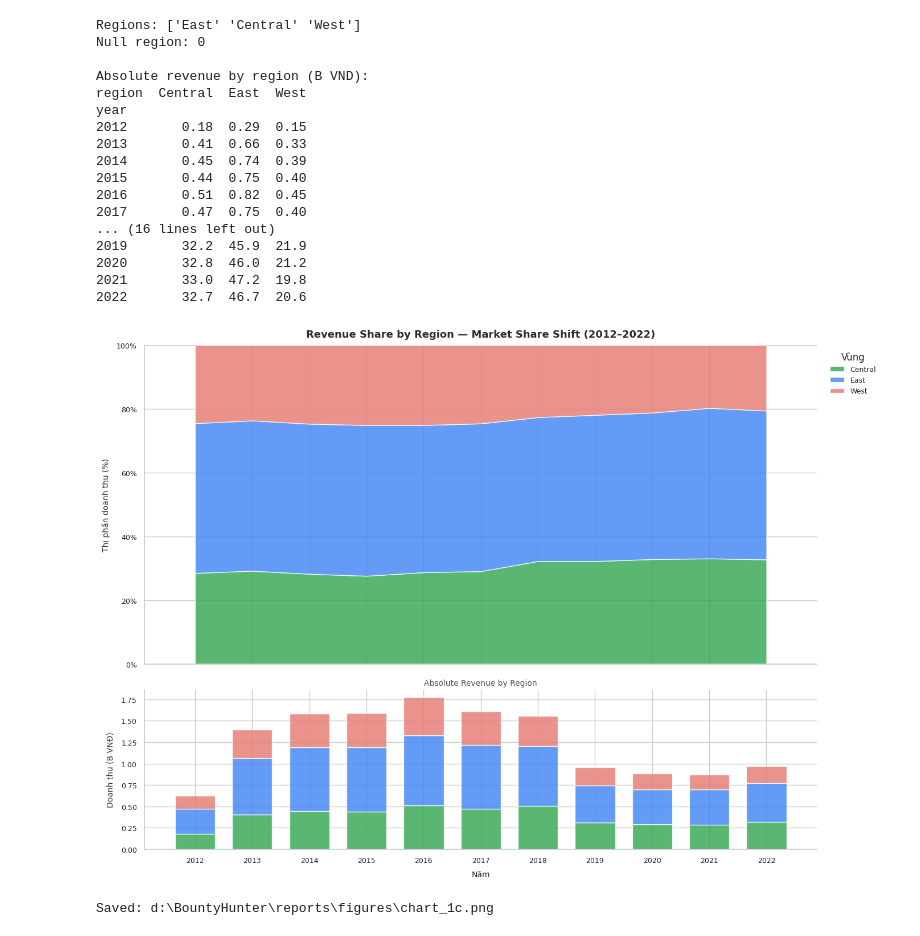
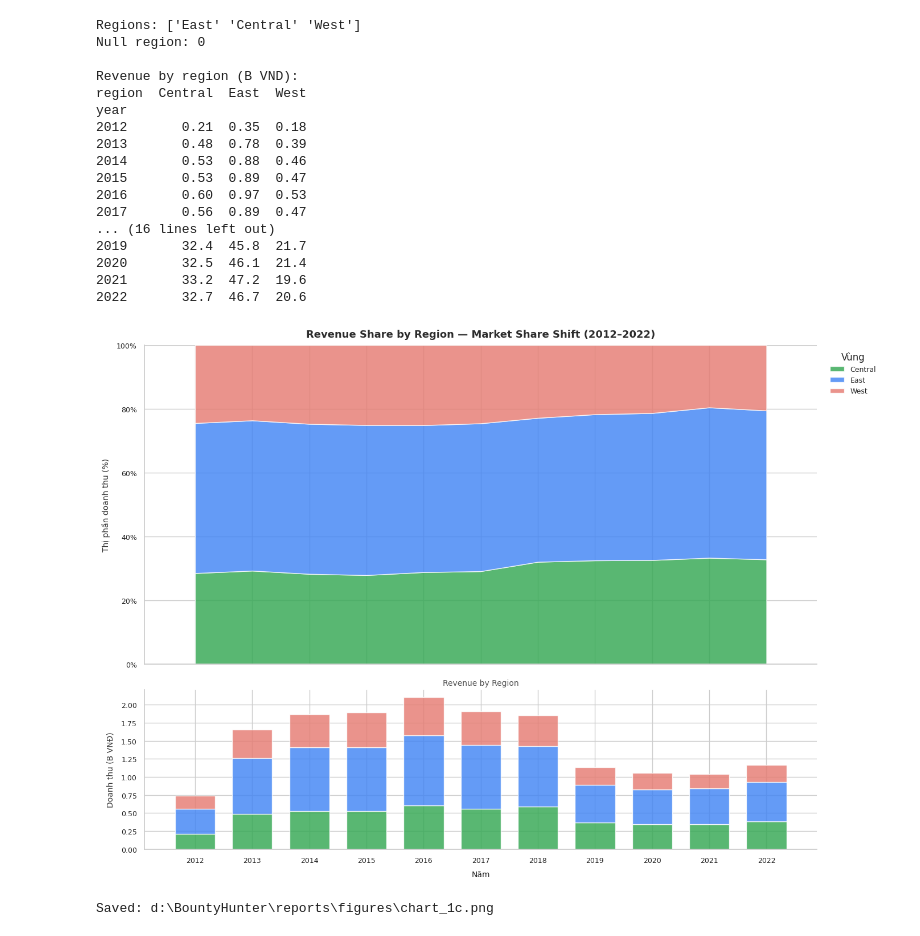
Before and after one commit to MinhCYB/BountyHunter, a Jupyter notebook: notebooks/chart1c.ipynb, the cells around one changed output. Drawn from its saved outputs; the diff is of its cells as text; code cells hidden in the pictures.

Commit message:
change revenue with filter(net) to gross revenue to be sync with revenue from sale

```diff
--- a/notebooks/chart1c.ipynb
+++ b/notebooks/chart1c.ipynb
@@ -20,8 +20,8 @@ def generate_chart_1c():
     geo      = pd.read_parquet(os.path.join(processed_dir, "geography.parquet"))
 
     # ── 2. FILTER ─────────────────────────────────────────────────
-    valid_statuses = ["delivered", "shipped", "paid"]
-    orders = orders[orders["order_status"].isin(valid_statuses)].copy()
+    # valid_statuses = ["delivered", "shipped", "paid"]
+    # orders = orders[orders["order_status"].isin(valid_statuses)].copy()
 
     # ── 3. REVENUE PER ORDER ──────────────────────────────────────
     # unit_price da la gia sau giam → khong tru them discount_amount
@@ -45,7 +45,7 @@ def generate_chart_1c():
     print("Null region:", df["region"].isna().sum())
 
     # ── 6. AGGREGATE ──────────────────────────────────────────────
-    # Absolute revenue theo nam x region
+    # Revenue theo nam x region
     rev_abs = (
         df.groupby(["year", "region"])["order_revenue"]
         .sum()
@@ -57,7 +57,7 @@ def generate_chart_1c():
     # Normalize 100%
     rev_pct = rev_abs.div(rev_abs.sum(axis=1), axis=0) * 100
 
-    print("\nAbsolute revenue by region (B VND):")
+    print("\nRevenue by region (B VND):")
     print((rev_abs / 1e9).round(2))
     print("\nRevenue share (%):")
     print(rev_pct.round(1))
@@ -119,7 +119,7 @@ def generate_chart_1c():
                 fontweight="bold", alpha=0.85
             )
 
-    # ── Panel duoi: absolute revenue (B VND) ──────────────────────
+    # ── Panel duoi:Revenue (B VND) ──────────────────────
     bottom = pd.Series(0, index=rev_abs.index, dtype=float)
     for region, color in zip(regions, colors):
         ax2.bar(
@@ -133,43 +133,43 @@ def generate_chart_1c():
         )
         bottom += rev_abs[region] / 1e9
 
     ax2.set_ylabel("Doanh thu (B VNĐ)",
                    fontsize=10, color="#333333", labelpad=8)
     ax2.set_xlabel("Năm", fontsize=10, labelpad=8)
     ax2.set_title(
-        "Absolute Revenue by Region",
+        "Revenue by Region",
         fontsize=10, color="#555555", pad=6
     )
     ax2.spines[["top", "right"]].set_visible(False)
     ax2.tick_params(axis="both", labelsize=9)
     ax2.set_xticks(rev_abs.index)
 
     # ── 9. SHARED FORMATTING ──────────────────────────────────────
     plt.tight_layout()
 
     save_path = os.path.join(output_dir, "chart_1c.png")
     plt.savefig(save_path, dpi=150, bbox_inches="tight", facecolor="white")
     plt.show()
     print(f"\nSaved: {save_path}")
 
 generate_chart_1c()
 # %% [output]
 Regions: ['East' 'Central' 'West']
 Null region: 0
 
-Absolute revenue by region (B VND):
+Revenue by region (B VND):
 region  Central  East  West
 year
-2012       0.18  0.29  0.15
-2013       0.41  0.66  0.33
-2014       0.45  0.74  0.39
-2015       0.44  0.75  0.40
-2016       0.51  0.82  0.45
-2017       0.47  0.75  0.40
+2012       0.21  0.35  0.18
+2013       0.48  0.78  0.39
+2014       0.53  0.88  0.46
+2015       0.53  0.89  0.47
+2016       0.60  0.97  0.53
+2017       0.56  0.89  0.47
 ... (16 lines left out)
-2019       32.2  45.9  21.9
-2020       32.8  46.0  21.2
-2021       33.0  47.2  19.8
+2019       32.4  45.8  21.7
+2020       32.5  46.1  21.4
+2021       33.2  47.2  19.6
 2022       32.7  46.7  20.6
-[figure, old version]
+[figure, new version]
 Saved: d:\BountyHunter\reports\figures\chart_1c.png
```
Also changed, not shown: 1 other file.
